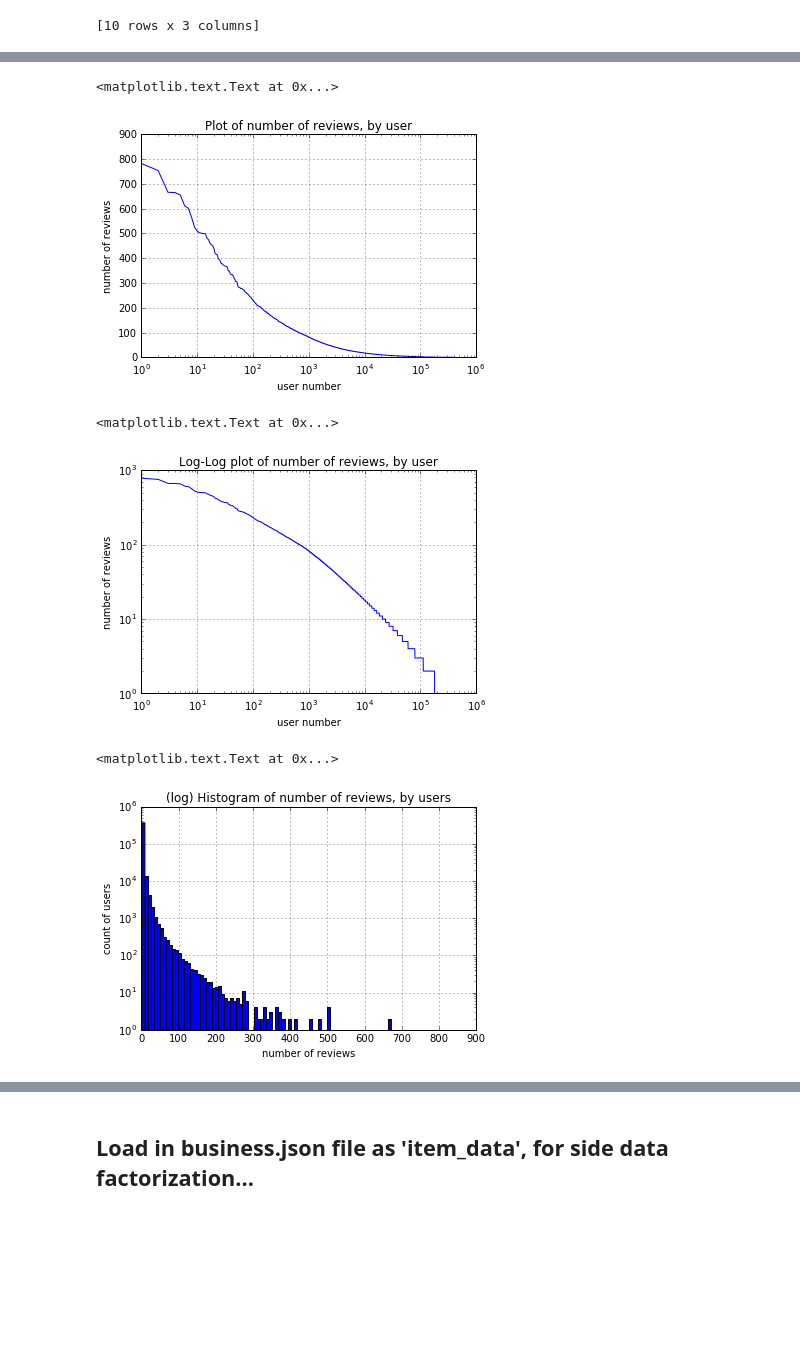
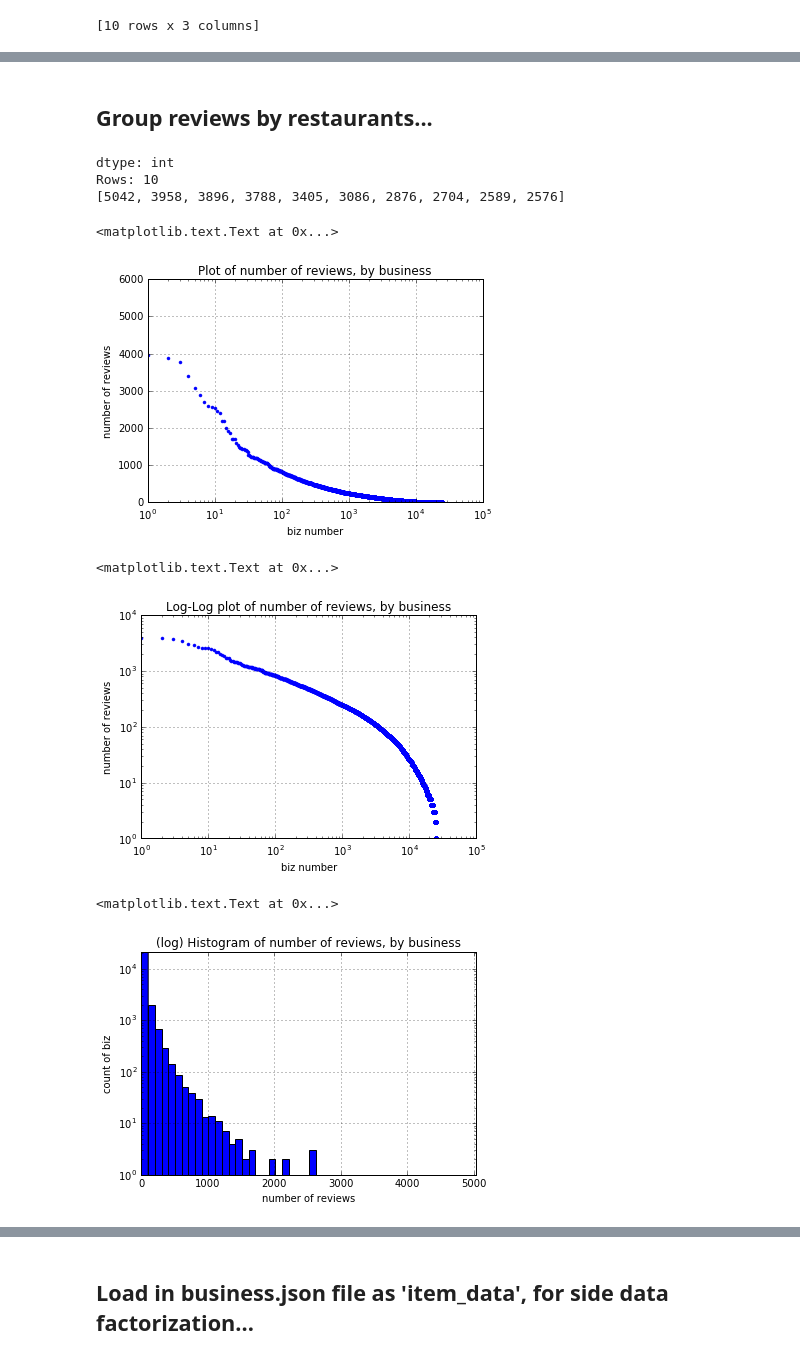
Before and after one commit to AeroGeekDean/traveler_eats_recommender, a Jupyter notebook: graphlab_scratchpad.ipynb, the cells around one changed output, grey strips where cells are left out. Cells and saved outputs as stored; diff of their text form; code cells hidden in the pictures; blank space fills up the shorter version.

```diff
--- a/graphlab_scratchpad.ipynb
+++ b/graphlab_scratchpad.ipynb
@@ -49,27 +97,38 @@ num_review_array = sf_obs.groupby('user_id', [gl.aggregate.COUNT()]).sort('Count
+# %% [markdown]
+## Group reviews by restaurants...
+# %%
+# number of reviews by restaurant (25k distinct restaurants)
+reviews_by_biz = sf_obs.groupby('business_id', [gl.aggregate.COUNT()]).sort('Count', ascending=False)['Count']
+reviews_by_biz[0:10]
+# %% [output]
+dtype: int
+Rows: 10
+[5042, 3958, 3896, 3788, 3405, 3086, 2876, 2704, 2589, 2576]
 # %%
-plt.semilogx(num_review_array);
+plt.semilogx(reviews_by_biz, '.');
 plt.grid()
-plt.xlabel('user number')
+plt.xlabel('biz number')
 plt.ylabel('number of reviews')
-plt.title('Plot of number of reviews, by user')
+plt.title('Plot of number of reviews, by business')
 # %% [output]
 <matplotlib.text.Text at 0x...>
-[figure, old version]
+[figure, new version]
 # %%
-plt.loglog(num_review_array);
+plt.loglog(reviews_by_biz, '.');
 plt.grid()
-plt.xlabel('user number')
+plt.xlabel('biz number')
 plt.ylabel('number of reviews')
-plt.title('Log-Log plot of number of reviews, by user')
+plt.title('Log-Log plot of number of reviews, by business')
 # %% [output]
 <matplotlib.text.Text at 0x...>
-[figure, old version]
+[figure, new version]
 # %%
-plt.hist(num_review_array, bins=100, log=True);
+plt.hist(reviews_by_biz, bins=50, log=True);
 plt.grid()
+plt.autoscale(tight=True)
 plt.xlabel('number of reviews')
-plt.ylabel('count of users')
-plt.title('(log) Histogram of number of reviews, by users')
+plt.ylabel('count of biz')
+plt.title('(log) Histogram of number of reviews, by business')
 # %% [output]
 <matplotlib.text.Text at 0x...>
-[figure, old version]
+[figure, new version]
```
Also changed, not shown: parts of 21 cells of this notebook.
